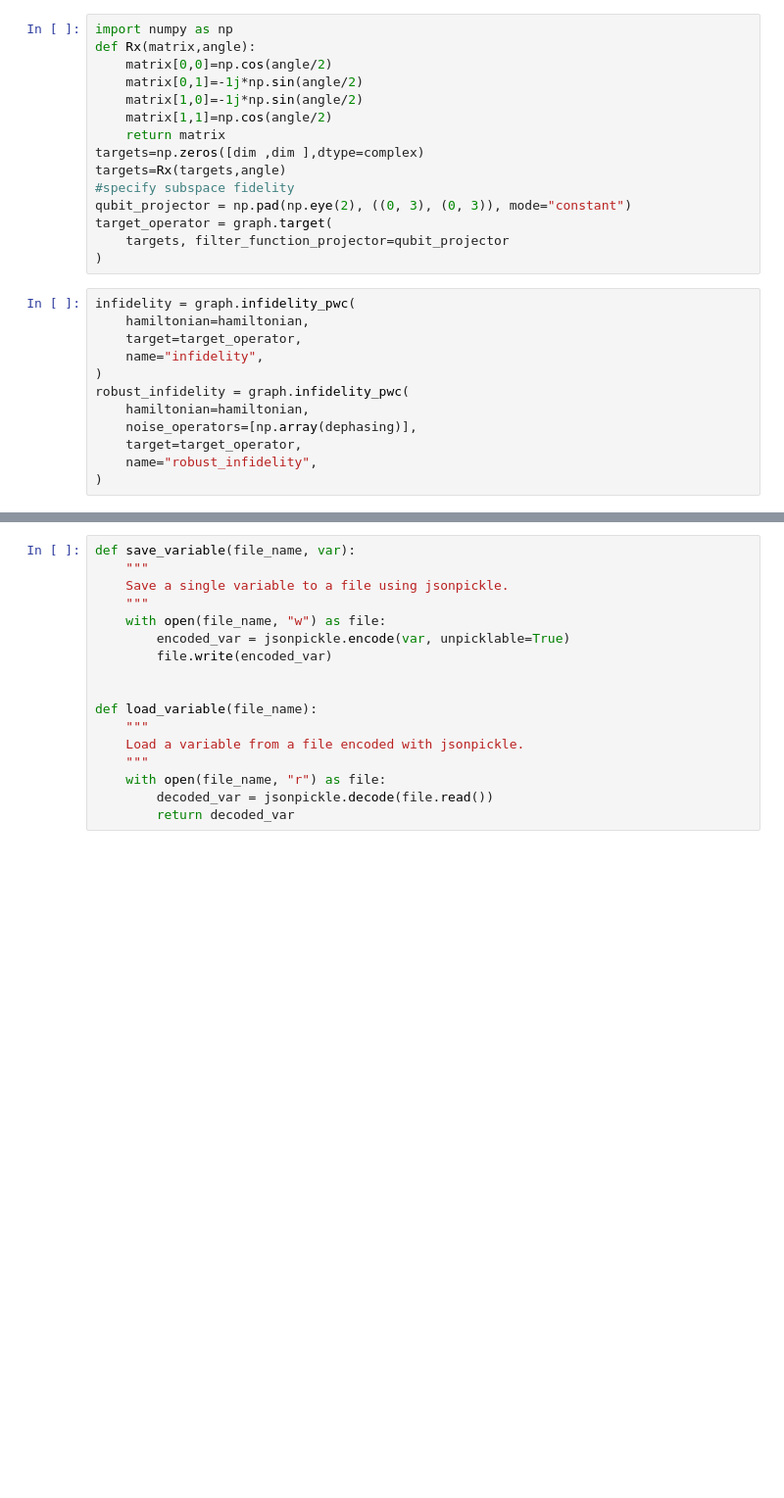
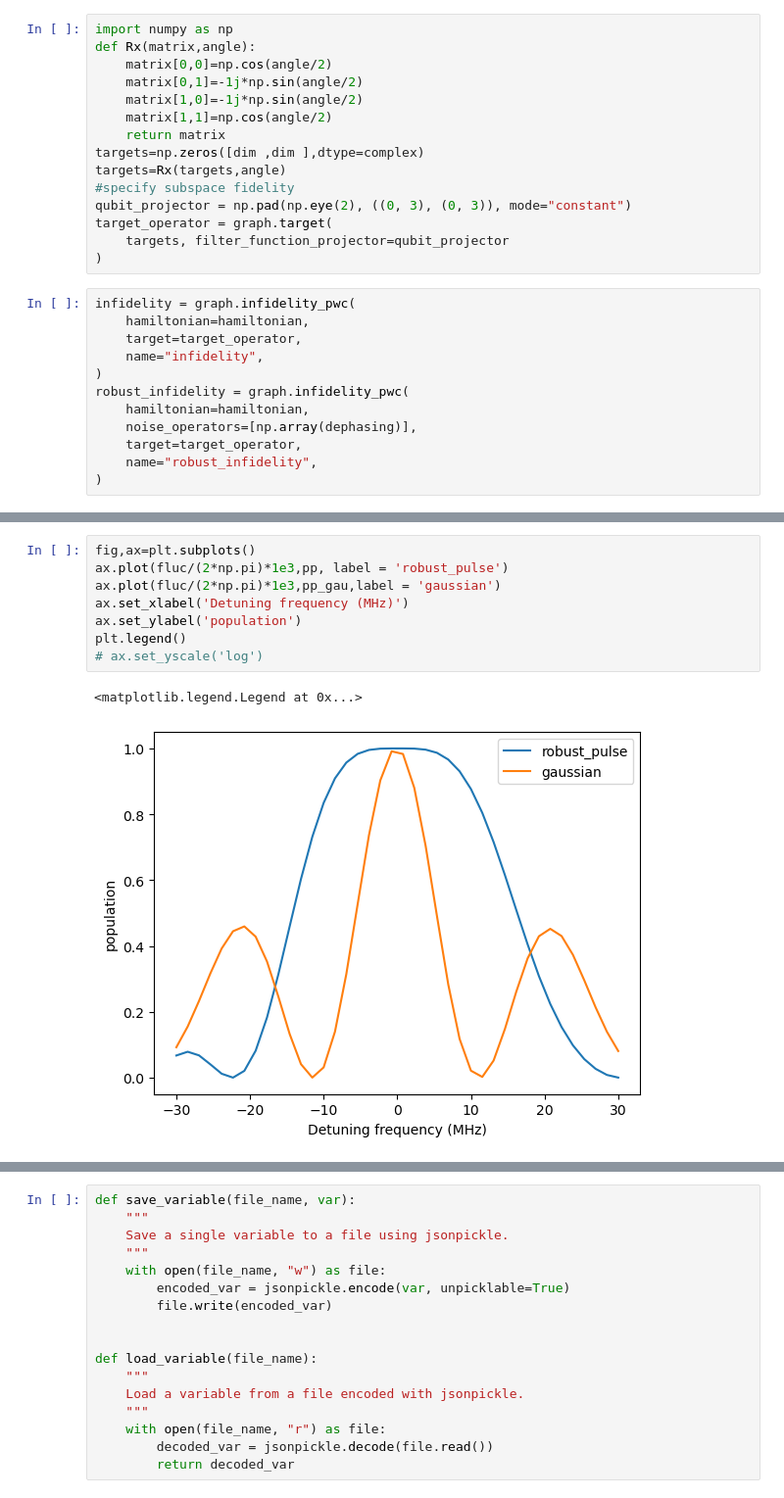
Before and after one commit to yunweilu/rbqoc_experiment, a Jupyter notebook: qctrl_yunwei.ipynb, the cells around one changed output, grey strips where cells are left out. Shown: that part at 98% size. Drawn from its saved outputs; the diff is of its cells as text; blank space fills up the shorter version.

```diff
--- a/qctrl_yunwei.ipynb
+++ b/qctrl_yunwei.ipynb
@@ -279,0 +314,11 @@ ax.set_yscale('log')
+# %%
+fig,ax=plt.subplots()
+ax.plot(fluc/(2*np.pi)*1e3,pp, label = 'robust_pulse')
+ax.plot(fluc/(2*np.pi)*1e3,pp_gau,label = 'gaussian')
+ax.set_xlabel('Detuning frequency (MHz)')
+ax.set_ylabel('population')
+plt.legend()
+# ax.set_yscale('log')
+# %% [output]
+<matplotlib.legend.Legend at 0x...>
+[figure, added]
```
Also changed, not shown: parts of 11 cells of this notebook, 4 other files.
